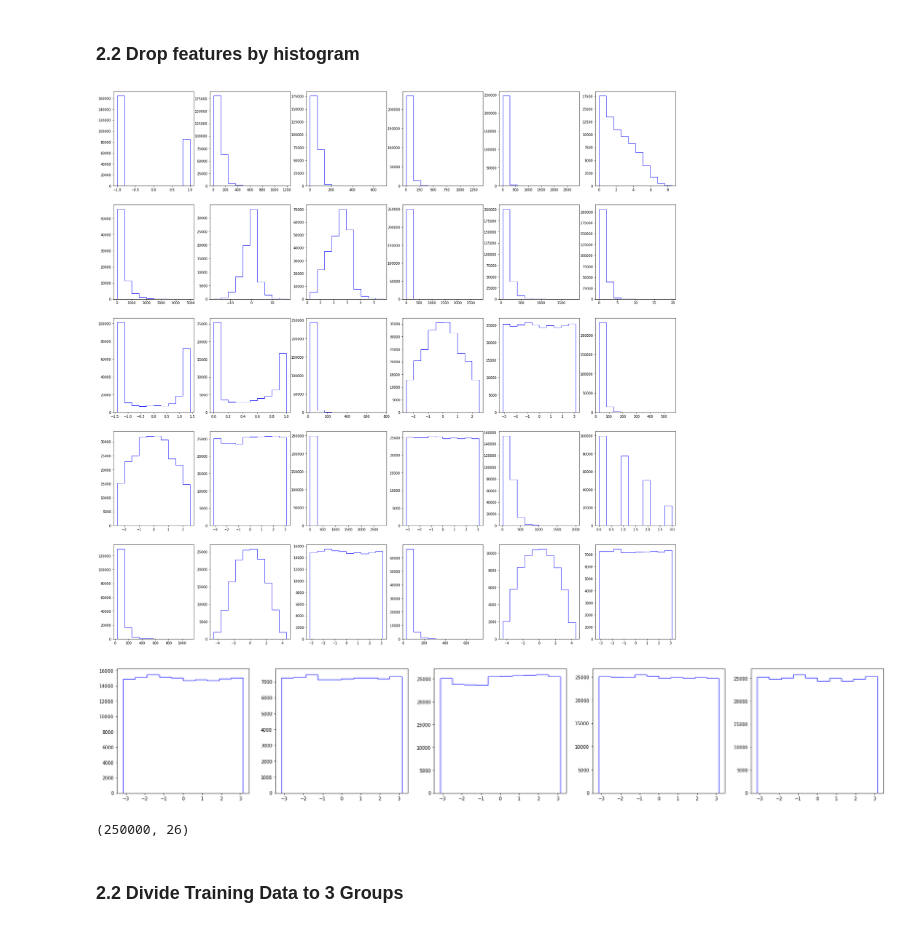
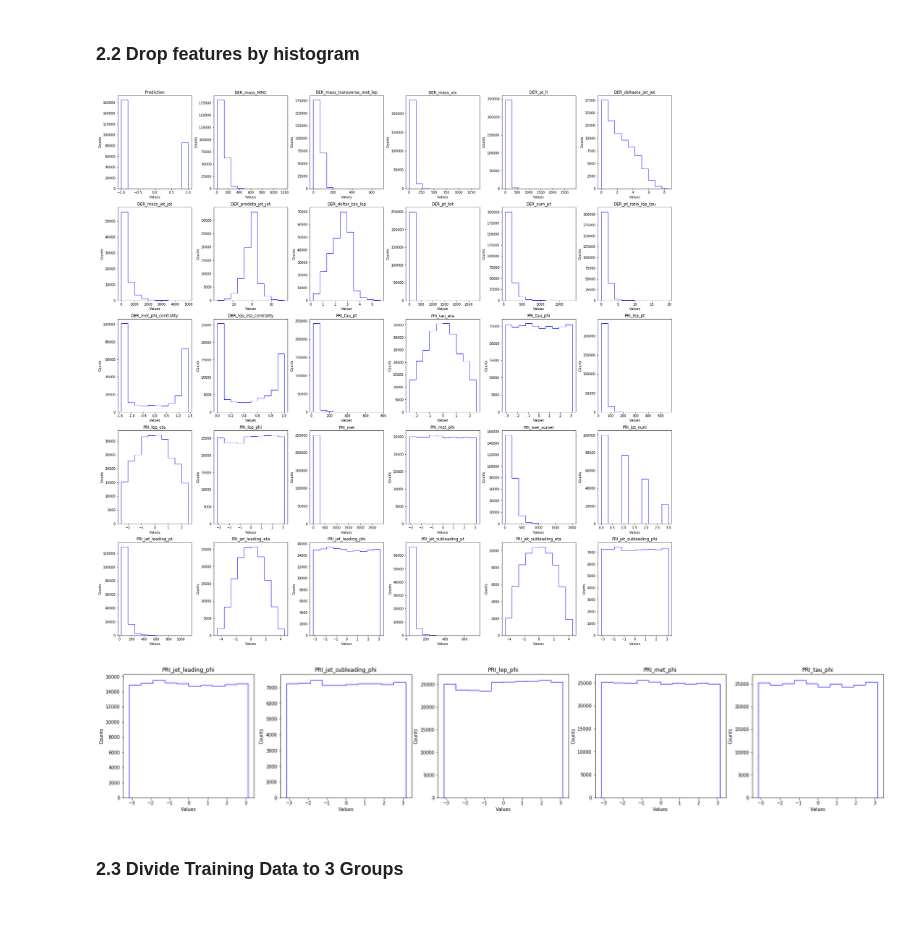
Before and after one commit to yf0726/ML_2018, a Jupyter notebook: Final Version.ipynb, the cells around one changed output. Saved outputs shown, nothing was run; the diff lists cells and outputs as text; code cells hidden in the pictures.

```diff
--- a/Final Version.ipynb
+++ b/Final Version.ipynb
@@ -62,29 +55,36 @@ dataframe_tr.loc(temp.index)['DER_mass_MMC'] = DER_mode_b
 ### 2.2 Drop features by histogram
 # %%
 # plot histogram of each feature
-figure, axes = plt.subplots(5, 6, facecolor='white', figsize = (30, 30))
+figure, axes = plt.subplots(5, 6, facecolor='white', figsize=(30, 30))
+figure.subplots_adjust(wspace=0.3)
 axes = axes.ravel()
 
 for index, axes_index in enumerate(axes):
-    column = dataframe_tr.values[:,index]
-    plot_data = column[np.where(column != -999)]
-    axes_index.hist(plot_data, histtype = 'step', color='b')
+    column = dataframe_tr.values[:, index]
+    plot_data = column[np.where(column!=-999)]
+    axes_index.hist(plot_data, histtype='step', color='b')
+    axes_index.set_xlabel('Values')
+    axes_index.set_ylabel('Counts')
+    axes_index.set_title(dataframe_tr.labels[index])
 # %% [output]
-[figure, old version]
+[figure, new version]
 # %%
 # drop features which are uniformly distributed
 feature_dorp_phi = ['PRI_jet_leading_phi',
                     'PRI_jet_subleading_phi',
                     'PRI_lep_phi',
                     'PRI_met_phi',
-                    'PRI_tau_phi',]
+                    'PRI_tau_phi']
 
-figure, axes = plt.subplots(1, len(feature_dorp_phi), facecolor='white', figsize = (30, 5))
+figure, axes = plt.subplots(1, len(feature_dorp_phi), facecolor='white', figsize=(30, 5))
 axes = axes.ravel()
 
 for index, axes_index in enumerate(axes):
     column = dataframe_tr[feature_dorp_phi[index]]
-    plot_data = column[np.where(column != -999)]
-    axes_index.hist(plot_data, histtype = 'step', color='b')
+    plot_data = column[np.where(column!=-999)]
+    axes_index.hist(plot_data, histtype= 'step', color='b')
+    axes_index.set_xlabel('Values')
+    axes_index.set_ylabel('Counts')
+    axes_index.set_title(feature_dorp_phi[index])
 # %% [output]
-[figure, old version]
+[figure, new version]
@@ -91,10 +103,7 @@ for index, axes_index in enumerate(axes):
 # %%
 dataframe_tr = dataframe_tr.drop(feature_dorp_phi)
-dataframe_tr.values.shape
-# %% [output]
-(250000, 26)
 # %% [markdown]
-### 2.2 Divide Training Data to 3 Groups
+### 2.3 Divide Training Data to 3 Groups
 # %%
 # divide training data to 3 groups according to feature 'PRI_jet_num'
 def group_features_by_jet(dataframe):
```
Also changed, not shown: parts of 30 cells of this notebook, 5 other files.
